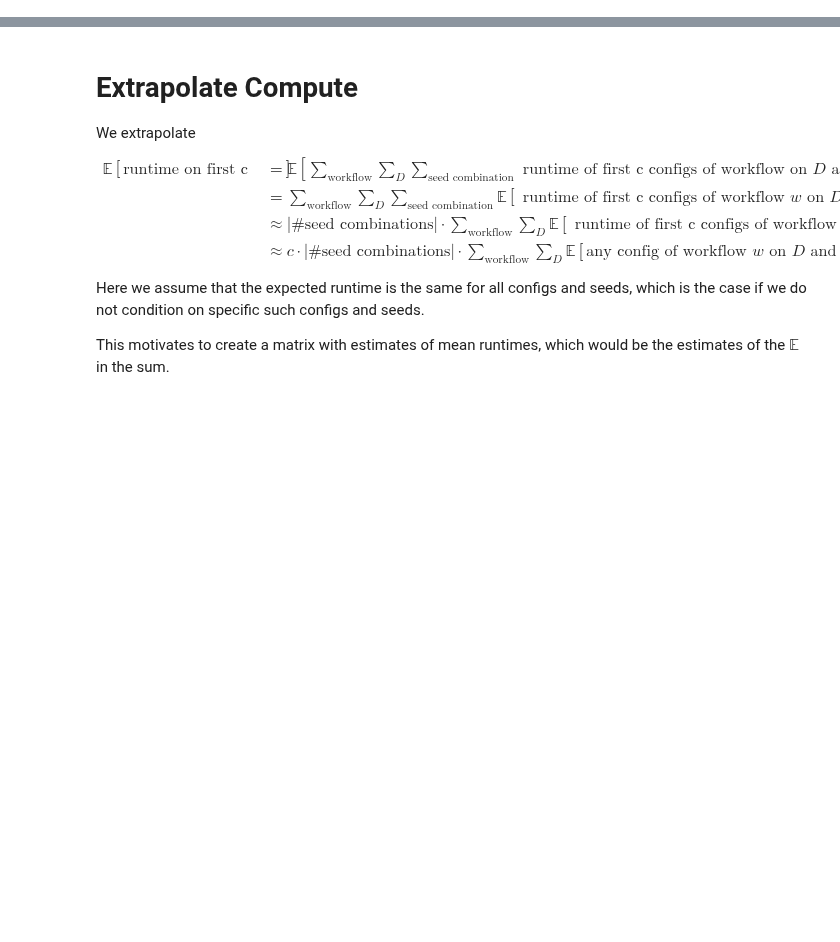
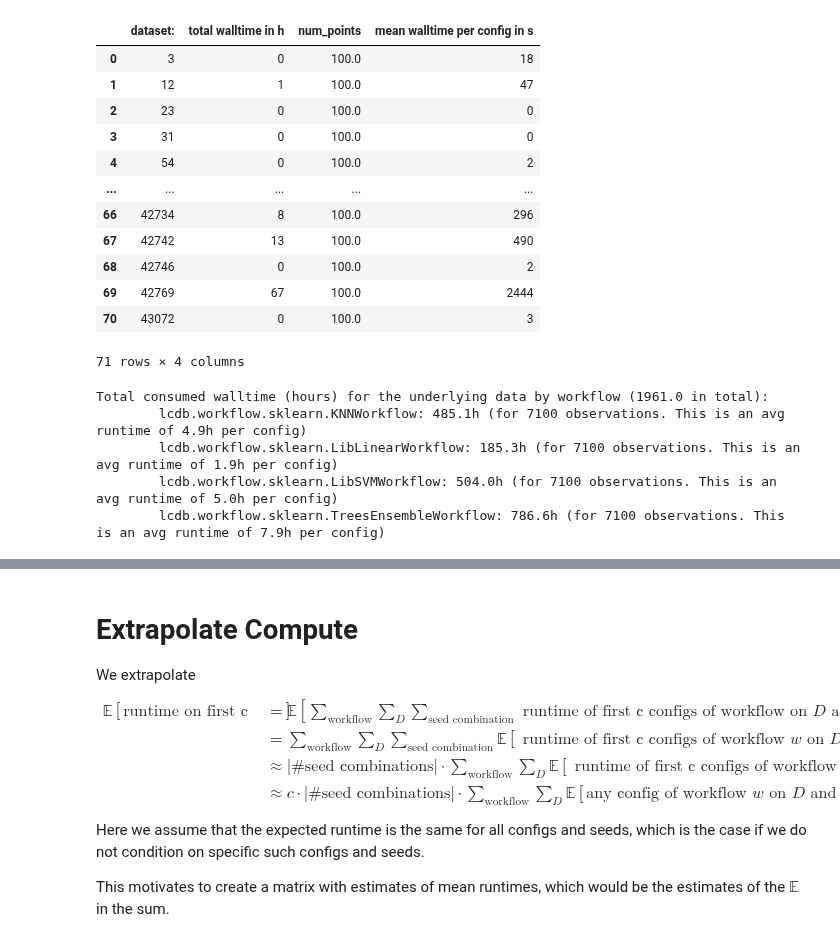
Before and after one commit to fmohr/lcdb, a Jupyter notebook: publications/2023-neurips/experiments/debugging/runtime-extrapolation.ipynb, the cells around one changed output, grey strips where cells are left out. Saved outputs shown, nothing was run; the diff lists cells and outputs as text; code cells hidden in the pictures; blank space fills up the shorter version.

```diff
--- a/publications/2023-neurips/experiments/debugging/runtime-extrapolation.ipynb
+++ b/publications/2023-neurips/experiments/debugging/runtime-extrapolation.ipynb
@@ -37,17 +31,3 @@ for k in [
 # %%
 d_datasets = sorted(d_datasets)
 d_workflows = sorted(dfs.keys())
-# %%
-import openml
-from tqdm import tqdm
-
-ds_meta_features = {}
-
-for openmlid in tqdm(d_datasets):
-
-    if openmlid not in ds_meta_features:
-        # Load the dataset by ID
-        dataset = openml.datasets.get_dataset(int(openmlid))  # Replace with your dataset ID
-
-        # Get basic metadata
-        ds_meta_features[openmlid] = dataset.qualities
@@ -68,15 +34,45 @@ d_datasets = sorted(d_datasets, key=get_data_complexity)
 # %%
-mean_runtimes = np.zeros((len(d_workflows), len(d_datasets)))
+total_runtimes_in_s = np.zeros((len(d_workflows), len(d_datasets)))
 num_datapoints = np.zeros((len(d_workflows), len(d_datasets)))
 max_memory_requirements = np.zeros((len(d_workflows), len(d_datasets)))
 for i, workflow in enumerate(d_workflows):
     for j, openmlid in enumerate(d_datasets):
         df_detail = dfs[workflow][dfs[workflow]["m:openmlid"] == openmlid]
         if len(df_detail) == 0:
-            mean_runtimes[i, j] = np.nan
+            total_runtimes_in_s[i, j] = np.nan
             max_memory_requirements[i, j] = np.nan
             num_datapoints[i, j] = 0
         else:
-            num_datapoints[i, j] = len(df_detail[df_detail["has_result"]])
-            mean_runtimes[i, j] = (df_detail["m:timestamp_end"] - df_detail["m:timestamp_start"]).mean()
-            max_memory_requirements[i, j] = df_detail["m:memory"].max()
+            num_datapoints[i, j] = len(df_detail)
+            total_runtimes_in_s[i, j] = (df_detail["m:timestamp_end"] - df_detail["m:timestamp_start"]).sum()
+mean_walltime_per_config_in_s = total_runtimes_in_s / np.maximum(1, num_datapoints)
+
+display(pd.DataFrame({
+    "dataset:": d_datasets,
+    "total walltime in h": ((total_runtimes_in_s[0] / 3600).astype(int)),
+    "num_points": num_datapoints[0],
+    "mean walltime per config in s": ((mean_walltime_per_config_in_s[0]).astype(int)),
+}))
+
+print(f"Total consumed walltime (hours) for the underlying data by workflow ({total_runtimes_in_s.sum() / 3600:.1f} in total):")
+for workflow, runtimes_on_datasets, avg_runtime_per_config_for_workflow, datapoints_for_workflow in zip(d_workflows, total_runtimes_in_s, mean_walltime_per_config_in_s, num_datapoints):
+    print(f"\t{workflow}: {np.nansum(runtimes_on_datasets) / 3600:.1f}h (for {int(datapoints_for_workflow.sum())} observations. This is an avg runtime of {avg_runtime_per_config_for_workflow.sum() / 3600:.1f}h per config)")
+# %% [output]
+|  | dataset: | total walltime in h | num_points | mean walltime per config in s |
+| 0 | 3 | 0 | 100.0 | 18 |
+| 1 | 12 | 1 | 100.0 | 47 |
+| 2 | 23 | 0 | 100.0 | 0 |
+| 3 | 31 | 0 | 100.0 | 0 |
+| 4 | 54 | 0 | 100.0 | 2 |
+| ... | ... | ... | ... | ... |
+| 66 | 42734 | 8 | 100.0 | 296 |
+| 67 | 42742 | 13 | 100.0 | 490 |
+| 68 | 42746 | 0 | 100.0 | 2 |
+| 69 | 42769 | 67 | 100.0 | 2444 |
+| 70 | 43072 | 0 | 100.0 | 3 |
+71 rows × 4 columns
+Total consumed walltime (hours) for the underlying data by workflow (1961.0 in total):
+        lcdb.workflow.sklearn.KNNWorkflow: 485.1h (for 7100 observations. This is an avg runtime of 4.9h per config)
+        lcdb.workflow.sklearn.LibLinearWorkflow: 185.3h (for 7100 observations. This is an avg runtime of 1.9h per config)
+        lcdb.workflow.sklearn.LibSVMWorkflow: 504.0h (for 7100 observations. This is an avg runtime of 5.0h per config)
+        lcdb.workflow.sklearn.TreesEnsembleWorkflow: 786.6h (for 7100 observations. This is an avg runtime of 7.9h per config)
```
Also changed, not shown: parts of 14 cells of this notebook, 4 other files.
